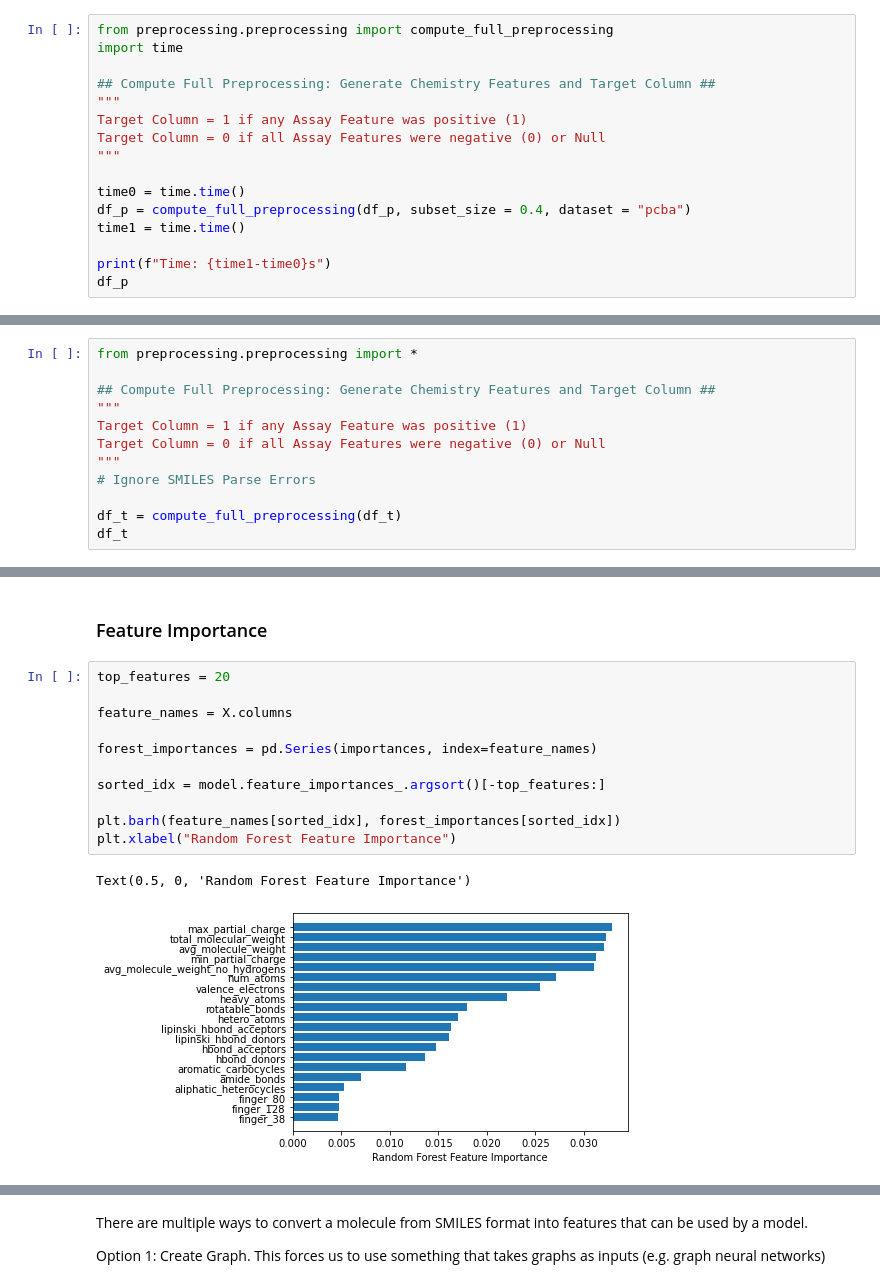
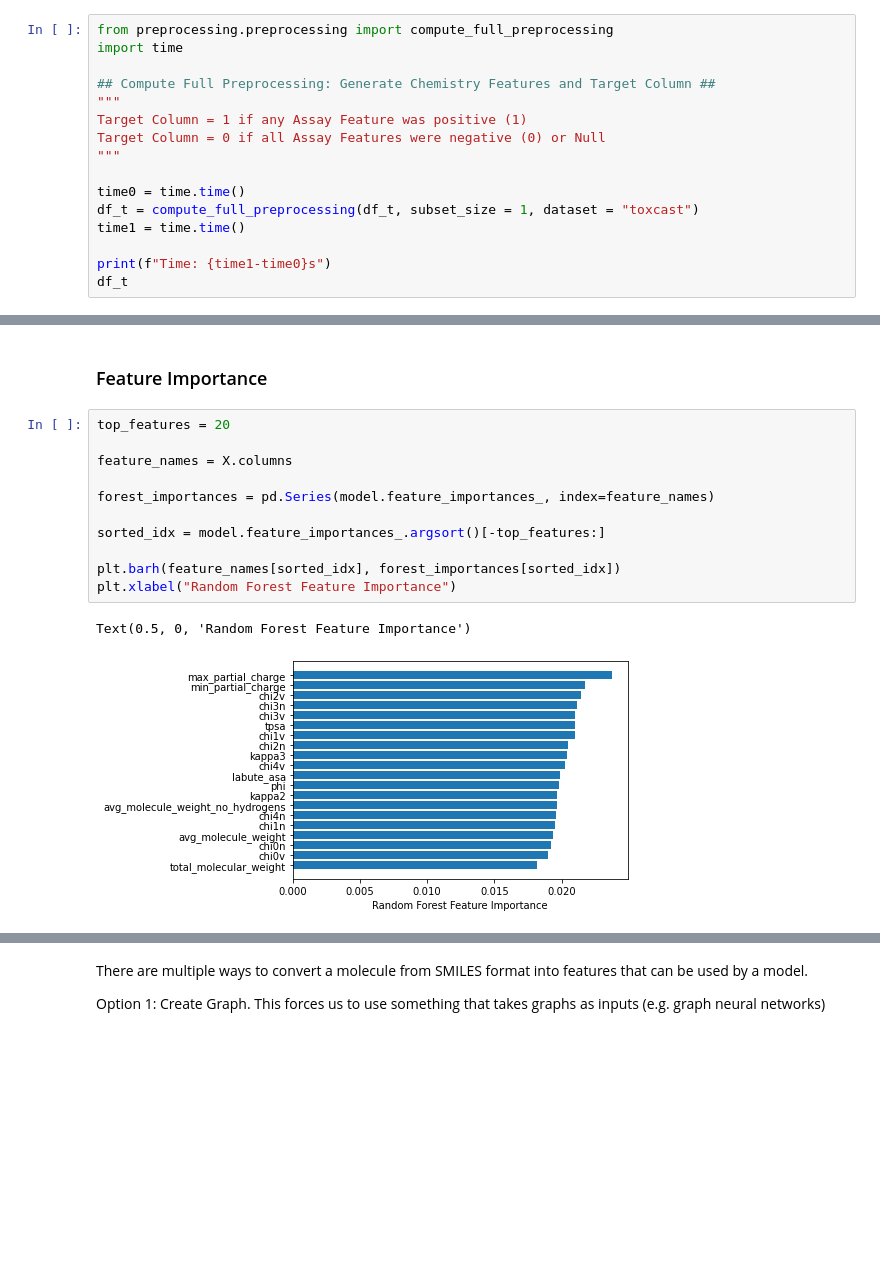
Before and after one commit to DruizrGit/UofT_Molecular_ML, a Jupyter notebook: notebook_preprocess.ipynb, the cells around one changed output, grey strips where cells are left out. Drawn from its saved outputs; the diff is of its cells as text; blank space fills up the shorter version.

```diff
--- a/notebook_preprocess.ipynb
+++ b/notebook_preprocess.ipynb
@@ -130,9 +179,9 @@ Target Column = 0 if all Assay Features were negative (0) or Null
 """
 
 time0 = time.time()
-df_p = compute_full_preprocessing(df_p, subset_size = 0.4, dataset = "pcba")
+df_t = compute_full_preprocessing(df_t, subset_size = 1, dataset = "toxcast")
 time1 = time.time()
 
 print(f"Time: {time1-time0}s")
-df_p
+df_t
 # %% [output]
@@ -158,12 +222,0 @@ Time: 312.4757812023163s
-# %%
-from preprocessing.preprocessing import *
-
-## Compute Full Preprocessing: Generate Chemistry Features and Target Column ##
-"""
-Target Column = 1 if any Assay Feature was positive (1)
-Target Column = 0 if all Assay Features were negative (0) or Null
-"""
-# Ignore SMILES Parse Errors
-
-df_t = compute_full_preprocessing(df_t)
-df_t
@@ -246,17 +264,17 @@ print(accuracy)
 # %%
 top_features = 20
 
 feature_names = X.columns
 
-forest_importances = pd.Series(importances, index=feature_names)
+forest_importances = pd.Series(model.feature_importances_, index=feature_names)
 
 sorted_idx = model.feature_importances_.argsort()[-top_features:]
 
 plt.barh(feature_names[sorted_idx], forest_importances[sorted_idx])
 plt.xlabel("Random Forest Feature Importance")
 # %% [output]
 Text(0.5, 0, 'Random Forest Feature Importance')
-[figure, old version]
+[figure, new version]
 # %%
 bottom_features = 20
 
```
Also changed, not shown: parts of 6 cells of this notebook, 4 other files.
